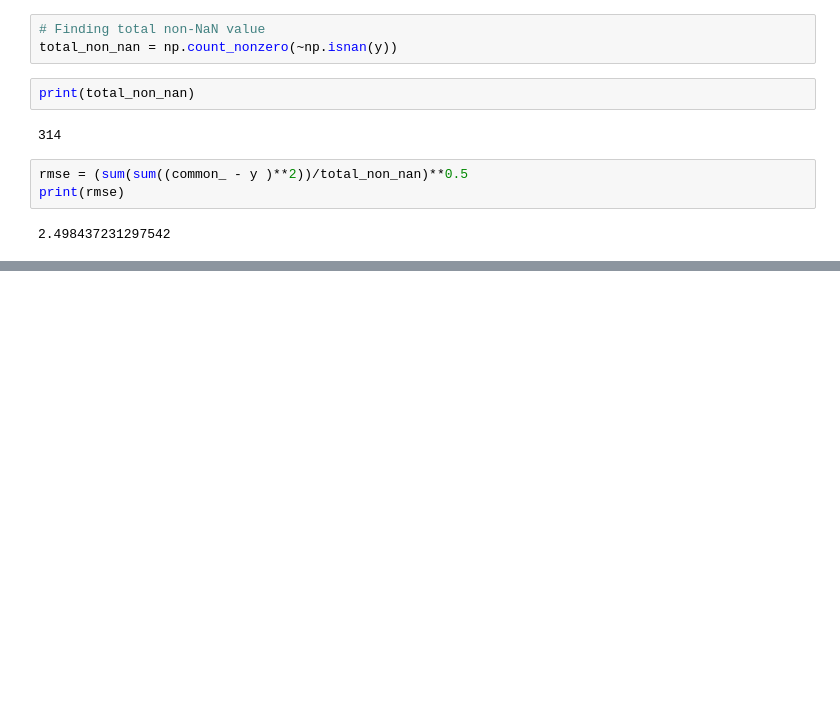
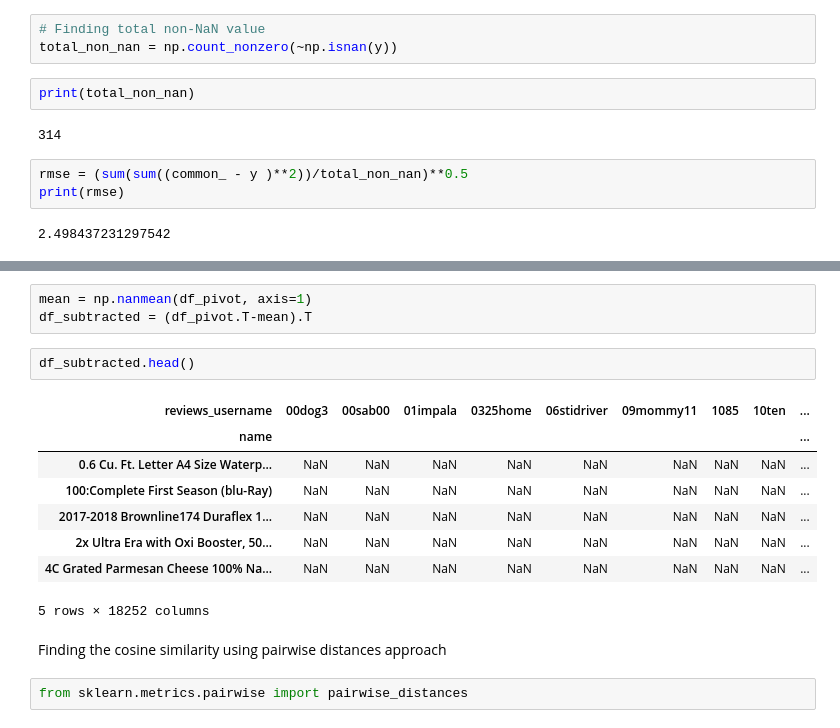
Before and after one commit to Kumaraguru-Muthuraj/_AIML_Code, a Jupyter notebook: _PythonNotebooks/_Course8_Recommendation_System/SentimentBasedRecommendationSystemV1.ipynb, the cells around one changed output, grey strips where cells are left out. Drawn from its saved outputs; the diff is of its cells as text; blank space fills up the shorter version.

```diff
--- a/_PythonNotebooks/_Course8_Recommendation_System/SentimentBasedRecommendationSystemV1.ipynb
+++ b/_PythonNotebooks/_Course8_Recommendation_System/SentimentBasedRecommendationSystemV1.ipynb
@@ -940,0 +961,18 @@ print(rmse)
+# %%
+mean = np.nanmean(df_pivot, axis=1)
+df_subtracted = (df_pivot.T-mean).T
+# %%
+df_subtracted.head()
+# %% [output]
+| reviews_username | 00dog3 | 00sab00 | 01impala | 0325home | 06stidriver | 09mommy11 | 1085 | 10ten | ... |
+| name |  |  |  |  |  |  |  |  | ... |
+| 0.6 Cu. Ft. Letter A4 Size Waterp... | NaN | NaN | NaN | NaN | NaN | NaN | NaN | NaN | ... |
+| 100:Complete First Season (blu-Ray) | NaN | NaN | NaN | NaN | NaN | NaN | NaN | NaN | ... |
+| 2017-2018 Brownline174 Duraflex 1... | NaN | NaN | NaN | NaN | NaN | NaN | NaN | NaN | ... |
+| 2x Ultra Era with Oxi Booster, 50... | NaN | NaN | NaN | NaN | NaN | NaN | NaN | NaN | ... |
+| 4C Grated Parmesan Cheese 100% Na... | NaN | NaN | NaN | NaN | NaN | NaN | NaN | NaN | ... |
+5 rows × 18252 columns
+# %% [markdown]
+Finding the cosine similarity using pairwise distances approach
+# %%
+from sklearn.metrics.pairwise import pairwise_distances
```
Also changed, not shown: parts of 40 cells of this notebook.
